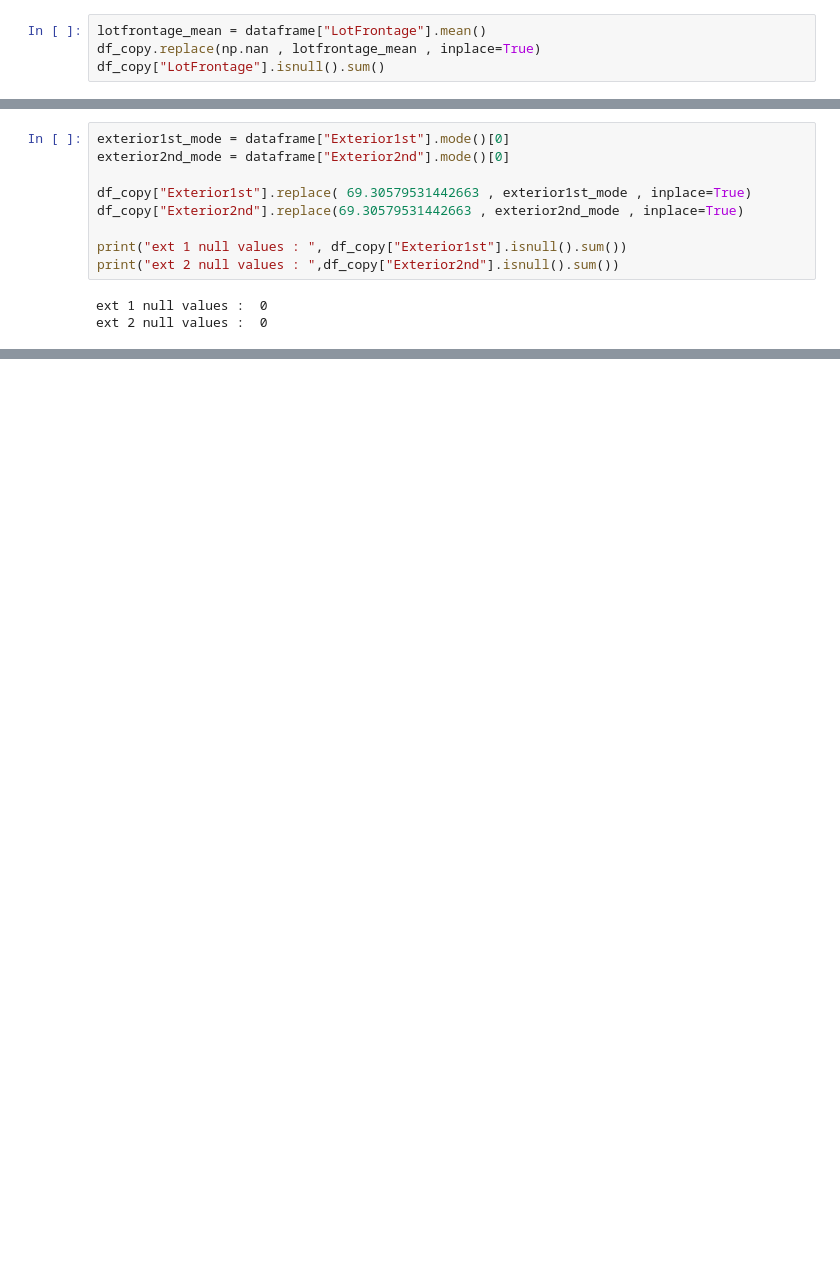
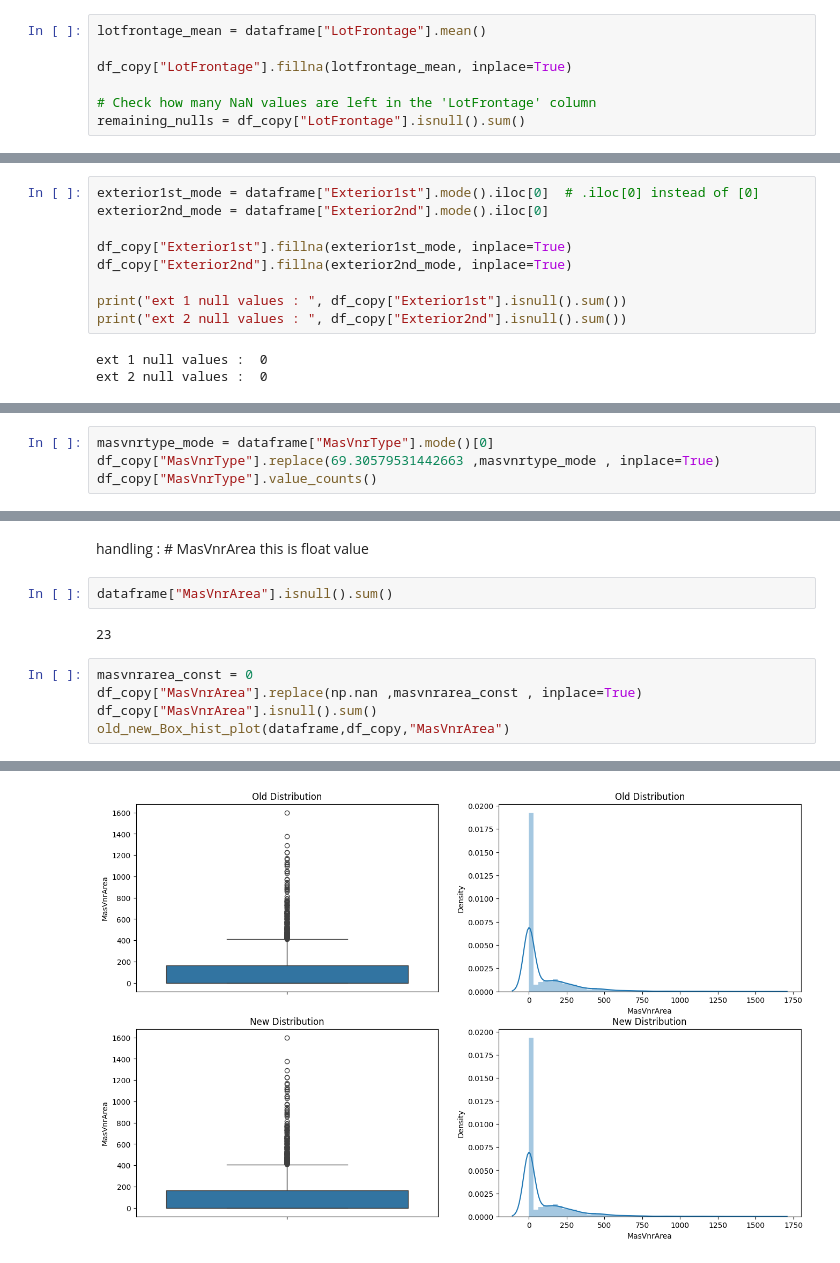
Before and after one commit to omkarkale2810/House_Price_Pridiction, a Jupyter notebook: main.ipynb, the cells around one changed output, grey strips where cells are left out. Saved outputs shown, nothing was run; the diff lists cells and outputs as text; blank space fills up the shorter version.

```diff
--- a/main.ipynb
+++ b/main.ipynb
@@ -417,5 +424,8 @@ https://gist.github.com/mwaskom/de44147ed2974457ad6372750bbe5751
 from above figure we cconclude that data is right skewed or skewed to any one direction in such case we use mean value
 # %%
 lotfrontage_mean = dataframe["LotFrontage"].mean()
-df_copy.replace(np.nan , lotfrontage_mean , inplace=True)
-df_copy["LotFrontage"].isnull().sum()
+
+df_copy["LotFrontage"].fillna(lotfrontage_mean, inplace=True)
+
+# Check how many NaN values are left in the 'LotFrontage' column
+remaining_nulls = df_copy["LotFrontage"].isnull().sum()
@@ -528,14 +533,14 @@ Name: count, dtype: int64
 # %% [markdown]
 apan donhi madhe mode value taknar ahot data varun ani object ahe te
 # %%
-exterior1st_mode = dataframe["Exterior1st"].mode()[0]
-exterior2nd_mode = dataframe["Exterior2nd"].mode()[0]
+exterior1st_mode = dataframe["Exterior1st"].mode().iloc[0]  # .iloc[0] instead of [0]
+exterior2nd_mode = dataframe["Exterior2nd"].mode().iloc[0]
 
-df_copy["Exterior1st"].replace( 69.30579531442663 , exterior1st_mode , inplace=True)
-df_copy["Exterior2nd"].replace(69.30579531442663 , exterior2nd_mode , inplace=True)
+df_copy["Exterior1st"].fillna(exterior1st_mode, inplace=True)
+df_copy["Exterior2nd"].fillna(exterior2nd_mode, inplace=True)
 
 print("ext 1 null values : ", df_copy["Exterior1st"].isnull().sum())
-print("ext 2 null values : ",df_copy["Exterior2nd"].isnull().sum())
+print("ext 2 null values : ", df_copy["Exterior2nd"].isnull().sum())
 # %% [output]
 ext 1 null values :  0
 ext 2 null values :  0
@@ -541,0 +557,4 @@ ext 2 null values :  0
+# %%
+masvnrtype_mode = dataframe["MasVnrType"].mode()[0]
+df_copy["MasVnrType"].replace(69.30579531442663 ,masvnrtype_mode , inplace=True)
+df_copy["MasVnrType"].value_counts()
@@ -541,0 +567,13 @@ ext 2 null values :  0
+# %% [markdown]
+handling : # MasVnrArea
+this is float value
+# %%
+dataframe["MasVnrArea"].isnull().sum()
+# %% [output]
+23
+# %%
+masvnrarea_const = 0
+df_copy["MasVnrArea"].replace(np.nan ,masvnrarea_const , inplace=True)
+df_copy["MasVnrArea"].isnull().sum()
+old_new_Box_hist_plot(dataframe,df_copy,"MasVnrArea")
+# %% [output]
@@ -541,0 +599 @@ ext 2 null values :  0
+[figure, added]
```
Also changed, not shown: parts of 85 cells of this notebook, 1 other file.
